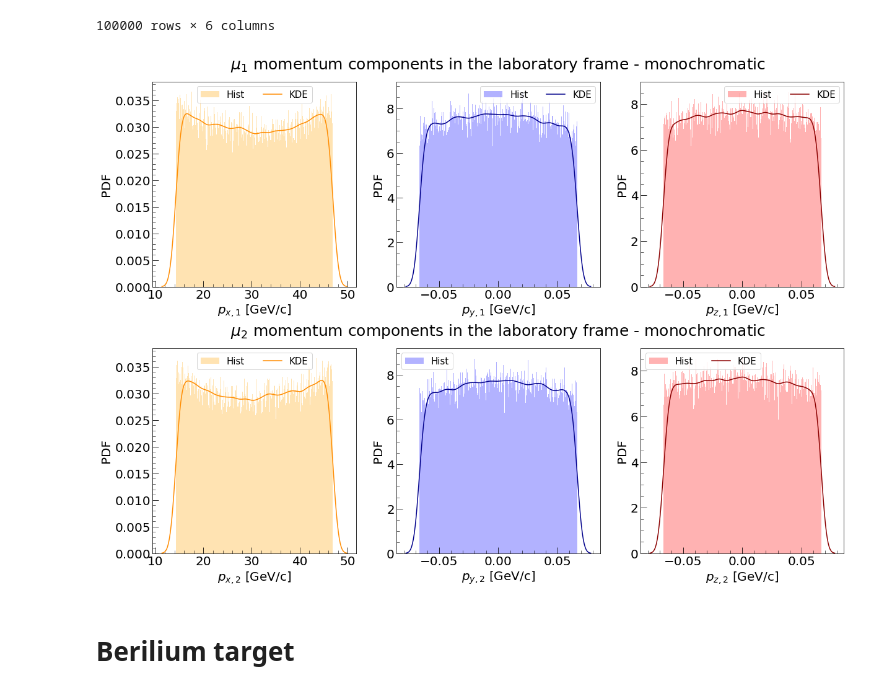
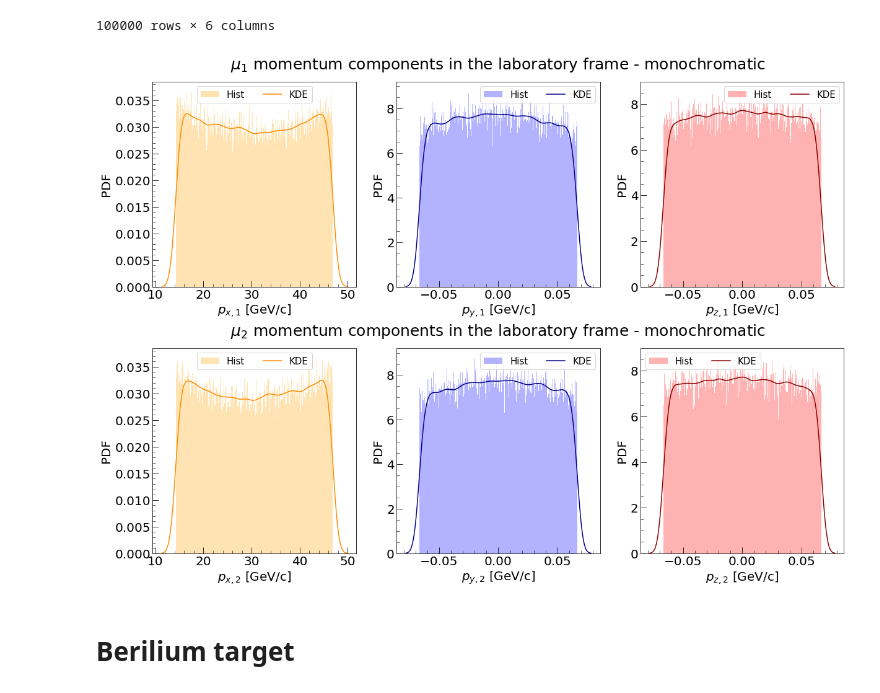
Before and after one commit to vanessacerrone/LEMMA_project, a Jupyter notebook: project.ipynb, the cells around one changed output. Drawn from its saved outputs; the diff is of its cells as text; code cells hidden in the pictures.

```diff
--- a/project.ipynb
+++ b/project.ipynb
@@ -293,58 +293,43 @@ sns.distplot(df_monochromatic['$px_{\mu_2}$']/1000,
              hist_kws = {'color': 'orange', 'alpha': 0.3, 'linewidth': 1, 'histtype':'barstacked', 'label': 'Hist'}
              )
 
-#sns.histplot(
-#    x           = df_monochromatic['$px_{\mu_2}$']/1000,
-#    stat        = "count",
-#    element     = "poly",
-#    fill        = True,
-#    lw          = 2,
-#    kde         = True,
-#    #kde_kws  = dict(color = 'darkblue'),
-#    edgecolor   = "#009CFF",
-#    color       = "#ccebff",
-#    label       = "Hist",
-#    ax=ax[1][0]
-#)
-
-
 # py
 sns.distplot(df_monochromatic['$py_{\mu_2}$']/1000,
              ax = ax[1][1],
              bins = int(np.sqrt(N)),
              kde = True,
-             color = 'darkblue',
+             kde_kws = {'color':'darkblue','label':'KDE'},
              hist_kws = {'color': 'blue', 'alpha': 0.3, 'linewidth': 1, 'histtype':'barstacked', 'label': 'Hist'}
              )
 
 # pz
 sns.distplot(df_monochromatic['$pz_{\mu_2}$']/1000,
              ax = ax[1][2],
              bins = int(np.sqrt(N)),
              kde = True,
-             kde_kws  = {'color': 'darkred',   'label': 'KDE'},
+             kde_kws  = {'color': 'darkred', 'label':'KDE'},
              hist_kws = {'color': 'red', 'alpha': 0.3, 'linewidth': 1, 'histtype':'barstacked', 'label': 'Hist'}
             )
 
 
 ax[1][0].set_xlabel(r'$p_{x,2}$ [GeV/c]',fontsize = 20)
 ax[1][1].set_xlabel(r'$p_{y,2}$ [GeV/c]',fontsize = 20)
 ax[1][2].set_xlabel(r'$p_{z,2}$ [GeV/c]',fontsize = 20)
 
 ax[1][1].set_title('$\mu_2$ momentum components in the laboratory frame - monochromatic',fontsize = 25, pad = 20)
 
 for ax in fig.get_axes():
     # plot settings
     ax.set_ylabel('PDF',fontsize = 20)
     ax.tick_params(axis = 'both', which = 'major', direction = 'in', length = 10, labelsize = 20)
     ax.tick_params(axis = 'both', which = 'minor', direction = 'in', length = 5)
     ax.minorticks_on()
     ax.legend(loc='best', fontsize=15, ncol = 2)
 
 
 plt.subplots_adjust(hspace=.3)
 plt.show()
 # %% [output]
-[figure, old version]
+[figure, new version]
 # %% [markdown]
 # Berilium target
```
Also changed, not shown: parts of 3 cells of this notebook.
